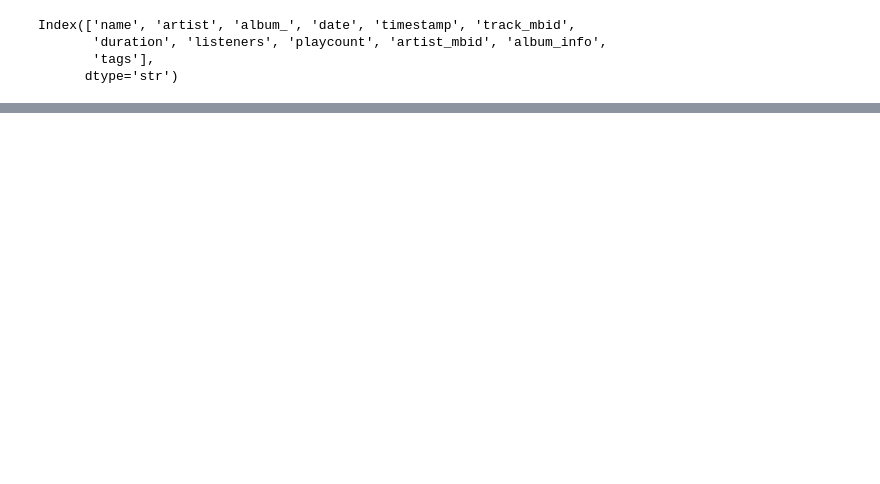
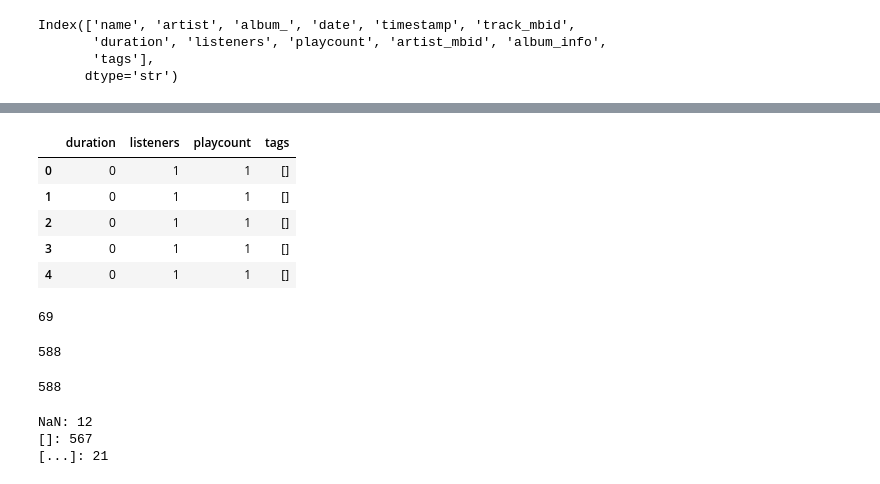
Before and after one commit to HashAlike/Music-Taste-Age, a Jupyter notebook: notebooks/exploration.ipynb, the cells around one changed output, grey strips where cells are left out. Saved outputs shown, nothing was run; the diff lists cells and outputs as text; code cells hidden in the pictures; blank space fills up the shorter version.

```diff
--- a/notebooks/exploration.ipynb
+++ b/notebooks/exploration.ipynb
@@ -159,0 +170,52 @@ Name: count, Length: 506, dtype: int64
+# %%
+
+mtd_maybe= df2[["duration","listeners","playcount","tags"]]
+mtd_maybe.head()
+# %% [output]
+|  | duration | listeners | playcount | tags |
+| 0 | 0 | 1 | 1 | [] |
+| 1 | 0 | 1 | 1 | [] |
+| 2 | 0 | 1 | 1 | [] |
+| 3 | 0 | 1 | 1 | [] |
+| 4 | 0 | 1 | 1 | [] |
+# %%
+print(len(
+    mtd_maybe.loc[
+        (mtd_maybe["duration"] != "0") &
+        (mtd_maybe["duration"].notna())
+    ]
+))
+# %% [output]
+69
+# %%
+print(len(
+    mtd_maybe.loc[
+        (mtd_maybe["listeners"] != "0") &
+        (mtd_maybe["listeners"].notna())
+    ]
+))
+# %% [output]
+588
+# %%
+print(len(
+    mtd_maybe.loc[
+        (mtd_maybe["playcount"] != "0") &
+        (mtd_maybe["playcount"].notna())
+    ]
+))
+# %% [output]
+588
+# %%
+print("NaN:", df["tags"].isna().sum())
+
+print("[]:", df["tags"].apply(
+    lambda x: isinstance(x, list) and len(x) == 0
+).sum())
+
+print("[...]:", df["tags"].apply(
+    lambda x: isinstance(x, list) and len(x) > 0
+).sum())
+# %% [output]
+NaN: 12
+[]: 567
+[...]: 21
```
Also changed, not shown: parts of 16 cells of this notebook.
